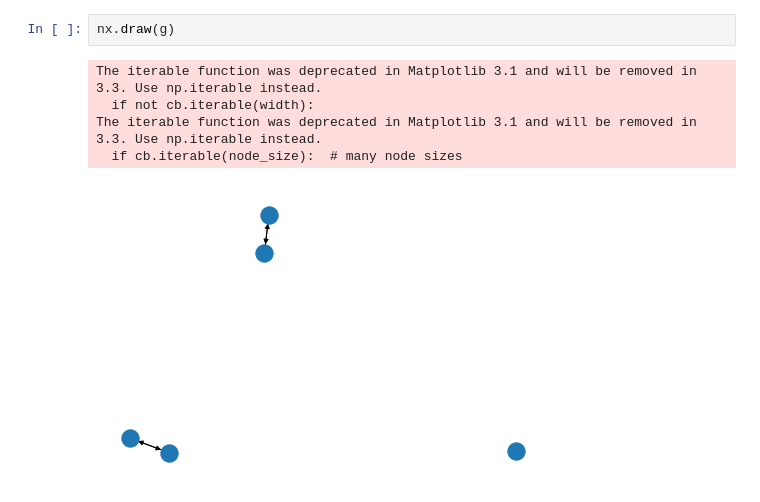
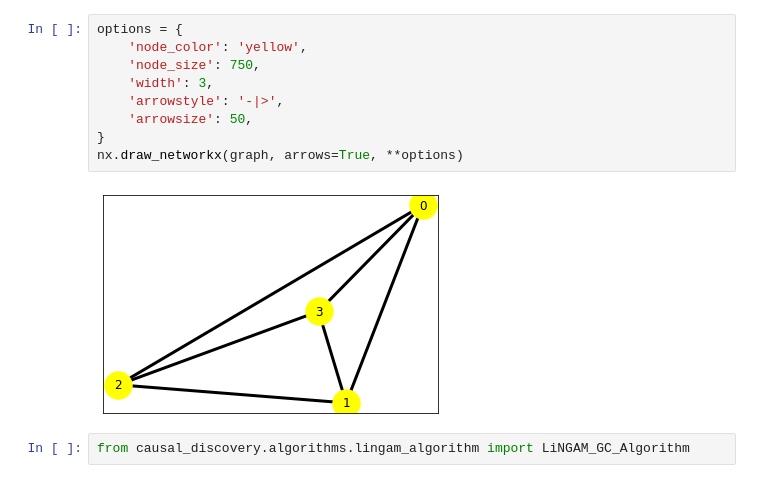
Before and after one commit to seamus-brady/aitiaexplorer, a Jupyter notebook: src/notebooks/Algorithm Tests.ipynb, the cells around one changed output. Saved outputs shown, nothing was run; the diff lists cells and outputs as text.

```diff
--- a/src/notebooks/Algorithm Tests.ipynb
+++ b/src/notebooks/Algorithm Tests.ipynb
@@ -148,8 +64,13 @@ ValueError: cannot reshape array of size 475 into shape (68,5)
-# %%
-nx.draw(g)
-# %% [output]
-The iterable function was deprecated in Matplotlib 3.1 and will be removed in 3.3. Use np.iterable instead.
-  if not cb.iterable(width):
-The iterable function was deprecated in Matplotlib 3.1 and will be removed in 3.3. Use np.iterable instead.
-  if cb.iterable(node_size):  # many node sizes
-[figure, removed]
+# %%
+options = {
+    'node_color': 'yellow',
+    'node_size': 750,
+    'width': 3,
+    'arrowstyle': '-|>',
+    'arrowsize': 50,
+}
+nx.draw_networkx(graph, arrows=True, **options)
+# %% [output]
+[figure, added]
+# %%
+from causal_discovery.algorithms.lingam_algorithm import LiNGAM_GC_Algorithm
```
Also changed, not shown: parts of 11 cells of this notebook, 7 other files.
